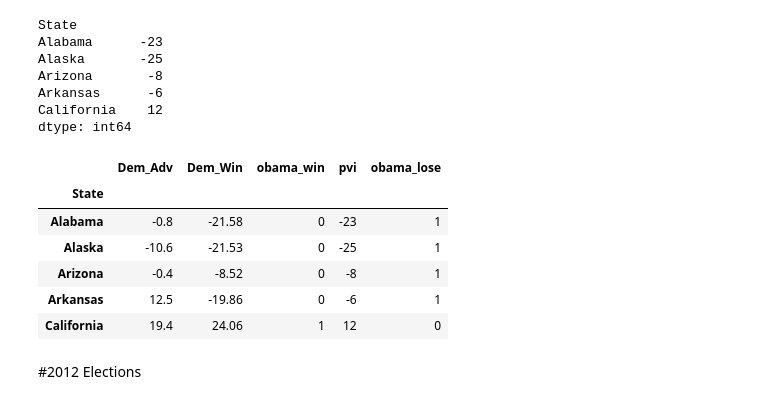
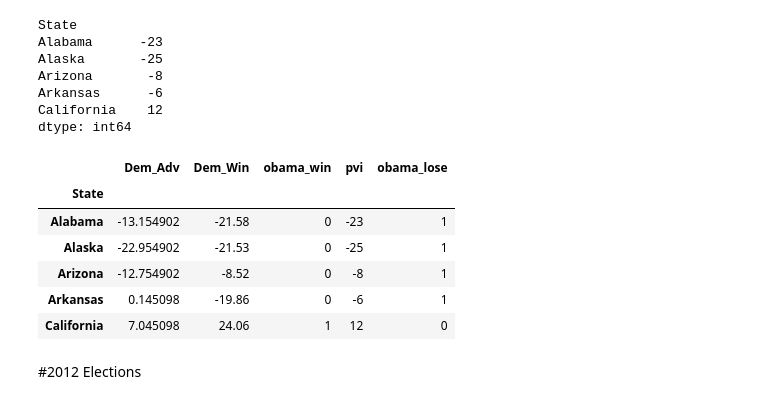
Before and after one commit to jthang/MachineLearningLab, a Jupyter notebook: lab_pres_elections.ipynb, the cells around one changed output. Saved outputs shown, nothing was run; the diff lists cells and outputs as text; code cells hidden in the pictures.

```diff
--- a/lab_pres_elections.ipynb
+++ b/lab_pres_elections.ipynb
@@ -591,19 +593,19 @@ dtype: int64
 # %%
 e2008 = pd.DataFrame(dict(pvi = pvi08,
                           Dem_Win = prediction_08.Dem_Win,
-                          Dem_Adv = prediction_08.Dem_Adv,
+                          Dem_Adv = prediction_08.Dem_Adv - prediction_08.Dem_Adv.mean(),
                           obama_win=(prediction_08.Dem_Win > 0).astype(float)))
 e2008['obama_lose'] = (e2008.Dem_Win < 0).astype(float)
 e2008 = e2008.sort_index()
 e2008.head()
 # %% [output]
 |  | Dem_Adv | Dem_Win | obama_win | pvi | obama_lose |
 | State |  |  |  |  |  |
-| Alabama | -0.8 | -21.58 | 0 | -23 | 1 |
-| Alaska | -10.6 | -21.53 | 0 | -25 | 1 |
-| Arizona | -0.4 | -8.52 | 0 | -8 | 1 |
-| Arkansas | 12.5 | -19.86 | 0 | -6 | 1 |
-| California | 19.4 | 24.06 | 1 | 12 | 0 |
+| Alabama | -13.154902 | -21.58 | 0 | -23 | 1 |
+| Alaska | -22.954902 | -21.53 | 0 | -25 | 1 |
+| Arizona | -12.754902 | -8.52 | 0 | -8 | 1 |
+| Arkansas | 0.145098 | -19.86 | 0 | -6 | 1 |
+| California | 7.045098 | 24.06 | 1 | 12 | 0 |
 # %% [markdown]
 #2012 Elections
 # %%
```
Also changed, not shown: parts of 25 cells of this notebook.
